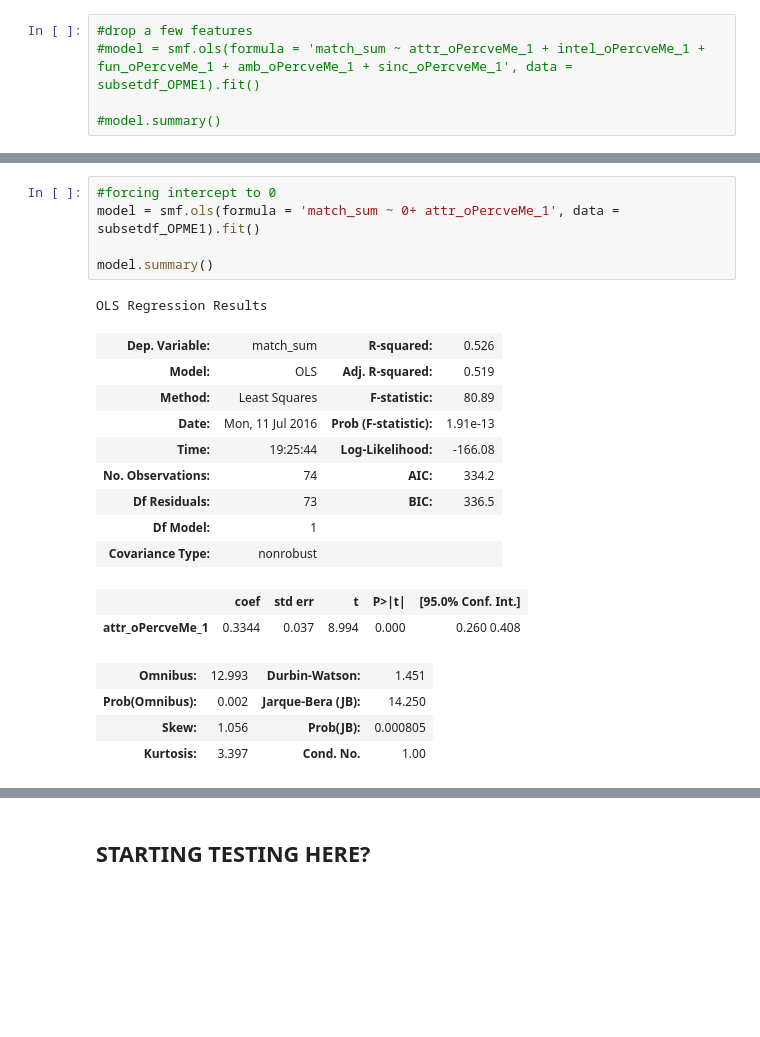
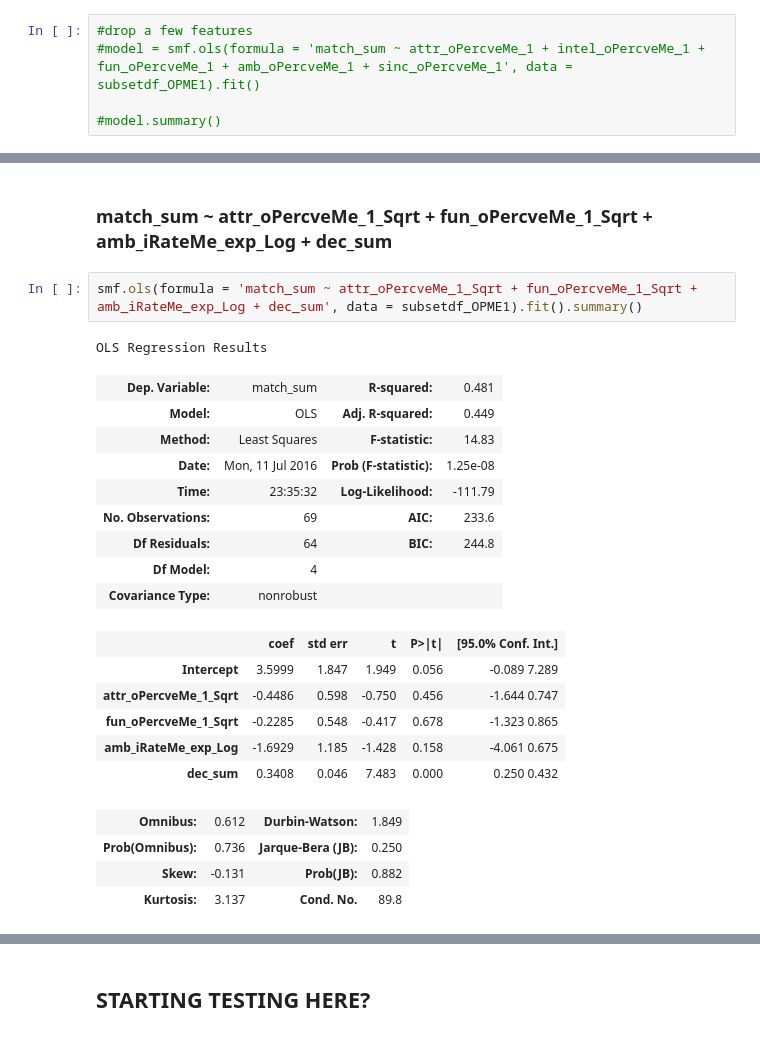
Before and after one commit to MirandaRemmer/DS-SF-23-work, a Jupyter notebook: final-project - MR/4/SpeedDatingDataset_FinalProject_REMMER_draft3.ipynb, the cells around one changed output, grey strips where cells are left out. Saved outputs shown, nothing was run; the diff lists cells and outputs as text; blank space fills up the shorter version.

```diff
--- a/final-project - MR/4/SpeedDatingDataset_FinalProject_REMMER_draft3.ipynb
+++ b/final-project - MR/4/SpeedDatingDataset_FinalProject_REMMER_draft3.ipynb
@@ -2230,22 +2566,25 @@ OLS Regression Results
+# %% [markdown]
+### match_sum ~ attr_oPercveMe_1_Sqrt + fun_oPercveMe_1_Sqrt + amb_iRateMe_exp_Log + dec_sum
 # %%
-#forcing intercept to 0
-model = smf.ols(formula = 'match_sum ~ 0+ attr_oPercveMe_1', data = subsetdf_OPME1).fit()
-
-model.summary()
+smf.ols(formula = 'match_sum ~ attr_oPercveMe_1_Sqrt + fun_oPercveMe_1_Sqrt + amb_iRateMe_exp_Log + dec_sum', data = subsetdf_OPME1).fit().summary()
 # %% [output]
 OLS Regression Results
-| Dep. Variable: | match_sum | R-squared: | 0.526 |
-| Model: | OLS | Adj. R-squared: | 0.519 |
-| Method: | Least Squares | F-statistic: | 80.89 |
-| Date: | Mon, 11 Jul 2016 | Prob (F-statistic): | 1.91e-13 |
-| Time: | 19:25:44 | Log-Likelihood: | -166.08 |
-| No. Observations: | 74 | AIC: | 334.2 |
-| Df Residuals: | 73 | BIC: | 336.5 |
-| Df Model: | 1 |  |  |
+| Dep. Variable: | match_sum | R-squared: | 0.481 |
+| Model: | OLS | Adj. R-squared: | 0.449 |
+| Method: | Least Squares | F-statistic: | 14.83 |
+| Date: | Mon, 11 Jul 2016 | Prob (F-statistic): | 1.25e-08 |
+| Time: | 23:35:32 | Log-Likelihood: | -111.79 |
+| No. Observations: | 69 | AIC: | 233.6 |
+| Df Residuals: | 64 | BIC: | 244.8 |
+| Df Model: | 4 |  |  |
 | Covariance Type: | nonrobust |  |  |
 |  | coef | std err | t | P>|t| | [95.0% Conf. Int.] |
-| attr_oPercveMe_1 | 0.3344 | 0.037 | 8.994 | 0.000 | 0.260 0.408 |
+| Intercept | 3.5999 | 1.847 | 1.949 | 0.056 | -0.089 7.289 |
+| attr_oPercveMe_1_Sqrt | -0.4486 | 0.598 | -0.750 | 0.456 | -1.644 0.747 |
+| fun_oPercveMe_1_Sqrt | -0.2285 | 0.548 | -0.417 | 0.678 | -1.323 0.865 |
+| amb_iRateMe_exp_Log | -1.6929 | 1.185 | -1.428 | 0.158 | -4.061 0.675 |
+| dec_sum | 0.3408 | 0.046 | 7.483 | 0.000 | 0.250 0.432 |
-| Omnibus: | 12.993 | Durbin-Watson: | 1.451 |
-| Prob(Omnibus): | 0.002 | Jarque-Bera (JB): | 14.250 |
-| Skew: | 1.056 | Prob(JB): | 0.000805 |
-| Kurtosis: | 3.397 | Cond. No. | 1.00 |
+| Omnibus: | 0.612 | Durbin-Watson: | 1.849 |
+| Prob(Omnibus): | 0.736 | Jarque-Bera (JB): | 0.250 |
+| Skew: | -0.131 | Prob(JB): | 0.882 |
+| Kurtosis: | 3.137 | Cond. No. | 89.8 |
```
Also changed, not shown: parts of 58 cells of this notebook, 1 other file.
